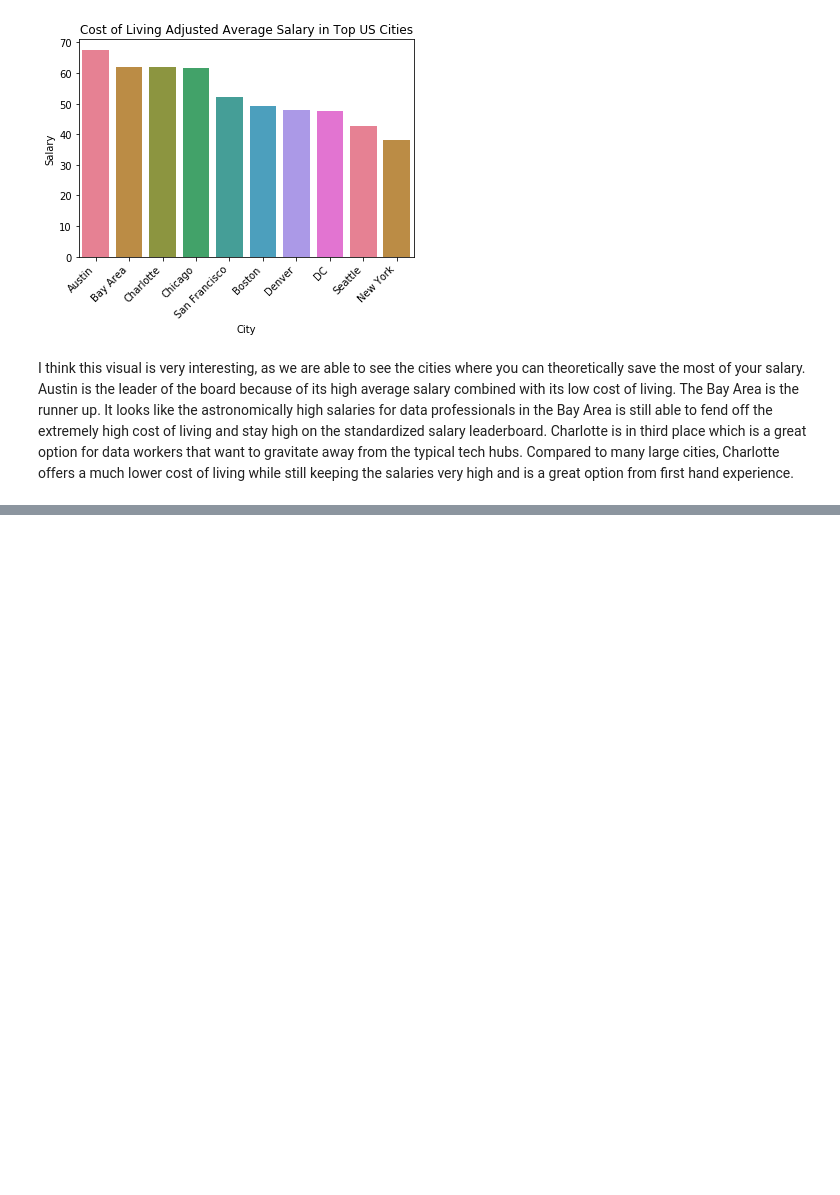
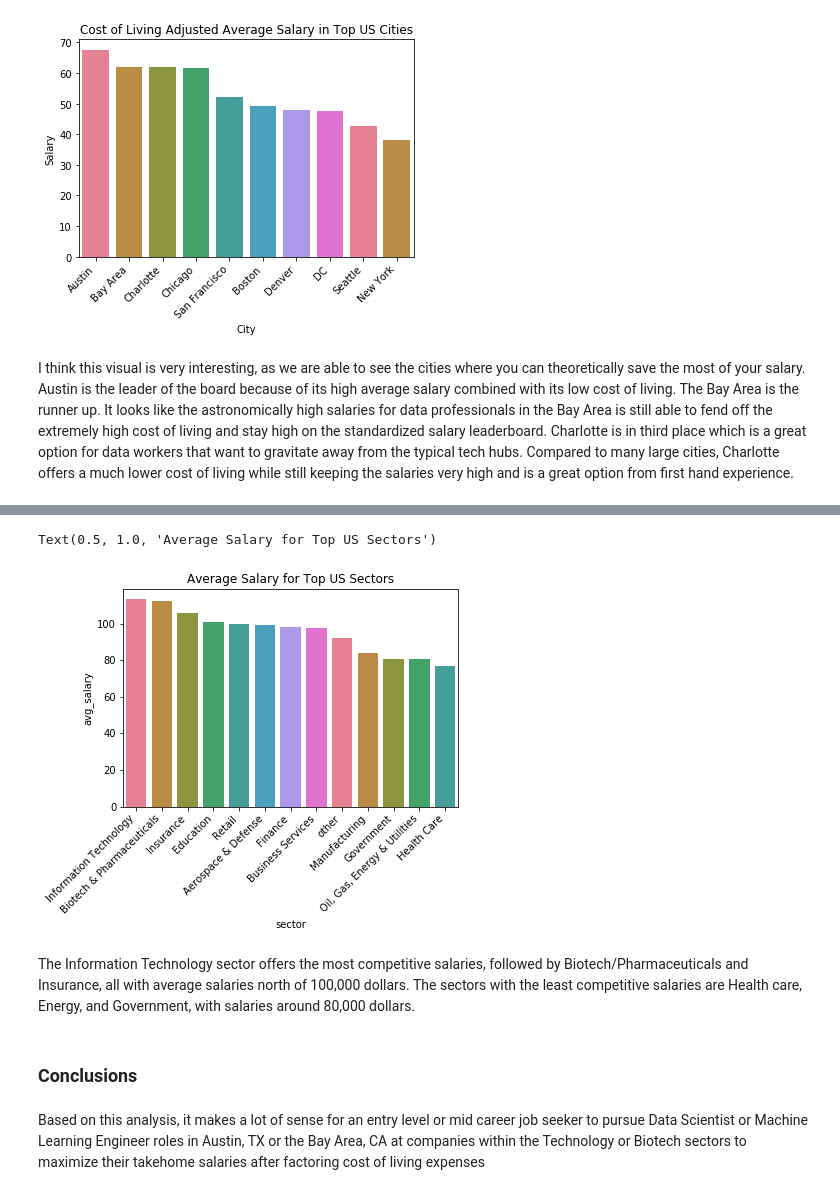
Before and after one commit to aidanberry12/Glassdoor_Salary_Analysis, a Jupyter notebook: Exploratory_Analysis.ipynb, the cells around one changed output, grey strips where cells are left out. Cells and saved outputs as stored; diff of their text form; code cells hidden in the pictures; blank space fills up the shorter version.

```diff
--- a/Exploratory_Analysis.ipynb
+++ b/Exploratory_Analysis.ipynb
@@ -437,0 +463,3 @@ I think this visual is very interesting, as we are able to see the cities where
+# %%
+salary_by_sector = df.groupby(['sector'])['avg_salary'].mean().reset_index().sort_values('avg_salary', ascending = False)
+salary_by_sector
@@ -438,3 +481,21 @@ I think this visual is very interesting, as we are able to see the cities where
+# %%
+# create a barplot of the average salary in each main industry sector
+ax = sns.barplot(x = 'sector', y = 'avg_salary', data = salary_by_sector, palette = sns.color_palette("husl", 8))
+ax.set_xticklabels(
+    ax.get_xticklabels(),
+    rotation=45,
+    horizontalalignment='right'
+)
+ax.set_title('Average Salary for Top US Sectors')
+# %% [output]
+Text(0.5, 1.0, 'Average Salary for Top US Sectors')
+[figure, added]
 # %%
 # export the dataframe to a CSV for use in the final modeling phase of the project
 df.to_csv('data_for_modeling.csv', index = False)
+# %% [markdown]
+The Information Technology sector offers the most competitive salaries, followed by Biotech/Pharmaceuticals and Insurance, all with average salaries north of 100,000 dollars. The sectors with the least competitive salaries are Health care, Energy, and Government, with salaries around 80,000 dollars.
+# %% [markdown]
+### Conclusions
+# %% [markdown]
+Based on this analysis, it makes a lot of sense for an entry level or mid career job seeker to pursue Data Scientist or Machine Learning Engineer roles in Austin, TX or the Bay Area, CA at companies within the Technology or Biotech sectors to maximize their takehome salaries after factoring cost of living expenses
```
Also changed, not shown: parts of 12 cells of this notebook, 4 other files.
